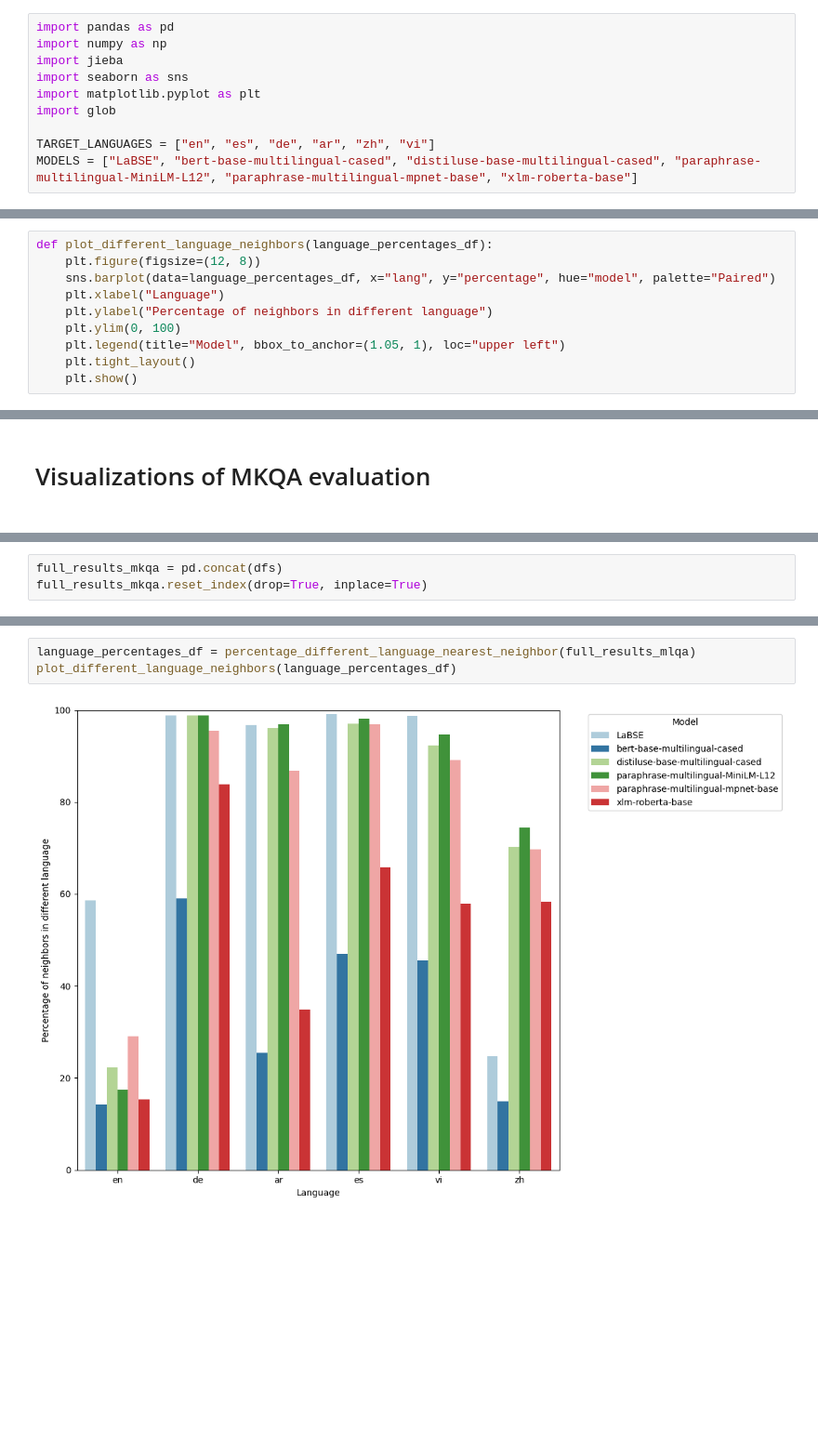
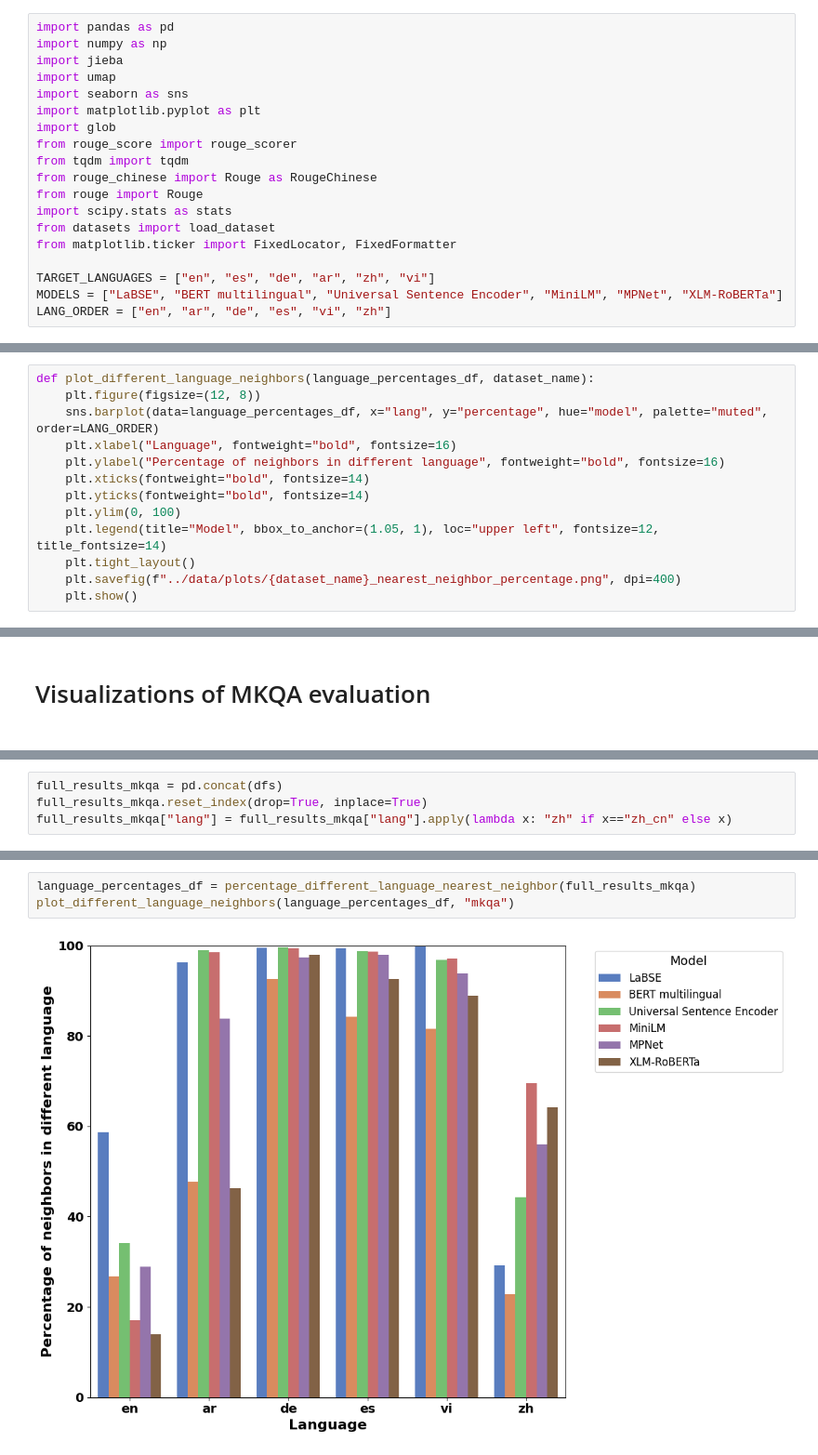
Before and after one commit to dkoterwa/master_thesis, a Jupyter notebook: notebooks/results_analysis.ipynb, the cells around one changed output, grey strips where cells are left out. Shown at 93% size. Saved outputs shown, nothing was run; the diff lists cells and outputs as text; blank space fills up the shorter version.

```diff
--- a/notebooks/results_analysis.ipynb
+++ b/notebooks/results_analysis.ipynb
@@ -4,9 +4,18 @@
 import pandas as pd
 import numpy as np
 import jieba
+import umap
 import seaborn as sns
 import matplotlib.pyplot as plt
 import glob
+from rouge_score import rouge_scorer
+from tqdm import tqdm
+from rouge_chinese import Rouge as RougeChinese
+from rouge import Rouge
+import scipy.stats as stats
+from datasets import load_dataset
+from matplotlib.ticker import FixedLocator, FixedFormatter
 
 TARGET_LANGUAGES = ["en", "es", "de", "ar", "zh", "vi"]
-MODELS = ["LaBSE", "bert-base-multilingual-cased", "distiluse-base-multilingual-cased", "paraphrase-multilingual-MiniLM-L12", "paraphrase-multilingual-mpnet-base", "xlm-roberta-base"]
+MODELS = ["LaBSE", "BERT multilingual", "Universal Sentence Encoder", "MiniLM", "MPNet", "XLM-RoBERTa"]
+LANG_ORDER = ["en", "ar", "de", "es", "vi", "zh"]
@@ -114,14 +145,17 @@ def plot_language_fprs(fpr_df):
     plt.tight_layout()
     plt.show()
 # %%
-def plot_different_language_neighbors(language_percentages_df):
+def plot_different_language_neighbors(language_percentages_df, dataset_name):
     plt.figure(figsize=(12, 8))
-    sns.barplot(data=language_percentages_df, x="lang", y="percentage", hue="model", palette="Paired")
-    plt.xlabel("Language")
-    plt.ylabel("Percentage of neighbors in different language")
+    sns.barplot(data=language_percentages_df, x="lang", y="percentage", hue="model", palette="muted", order=LANG_ORDER)
+    plt.xlabel("Language", fontweight="bold", fontsize=16)
+    plt.ylabel("Percentage of neighbors in different language", fontweight="bold", fontsize=16)
+    plt.xticks(fontweight="bold", fontsize=14)
+    plt.yticks(fontweight="bold", fontsize=14)
     plt.ylim(0, 100)
-    plt.legend(title="Model", bbox_to_anchor=(1.05, 1), loc="upper left")
+    plt.legend(title="Model", bbox_to_anchor=(1.05, 1), loc="upper left", fontsize=12, title_fontsize=14)
     plt.tight_layout()
+    plt.savefig(f"../data/plots/{dataset_name}_nearest_neighbor_percentage.png", dpi=400)
     plt.show()
 # %%
 def percentage_different_language_nearest_neighbor(results_df):
@@ -235,3 +392,4 @@ for dataset, model in zip(datasets, MODELS):
 # %%
 full_results_mkqa = pd.concat(dfs)
 full_results_mkqa.reset_index(drop=True, inplace=True)
+full_results_mkqa["lang"] = full_results_mkqa["lang"].apply(lambda x: "zh" if x=="zh_cn" else x)
@@ -252,5 +430,5 @@ plot_language_fprs(fpr_df_languages_models)
 # %%
-language_percentages_df = percentage_different_language_nearest_neighbor(full_results_mlqa)
-plot_different_language_neighbors(language_percentages_df)
+language_percentages_df = percentage_different_language_nearest_neighbor(full_results_mkqa)
+plot_different_language_neighbors(language_percentages_df, "mkqa")
 # %% [output]
-[figure, old version]
+[figure, new version]
```
Also changed, not shown: parts of 43 cells of this notebook.
